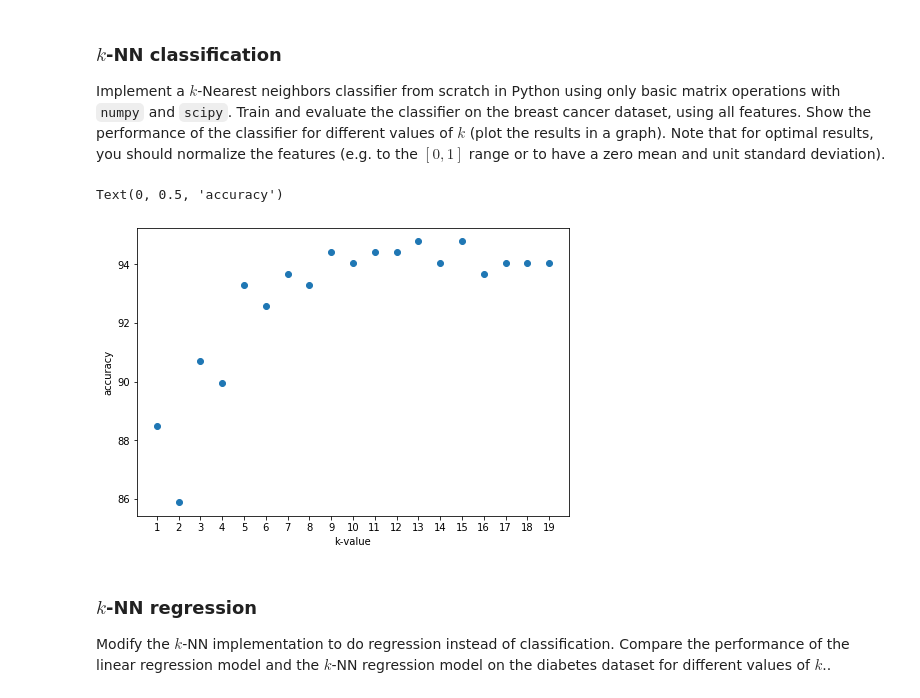
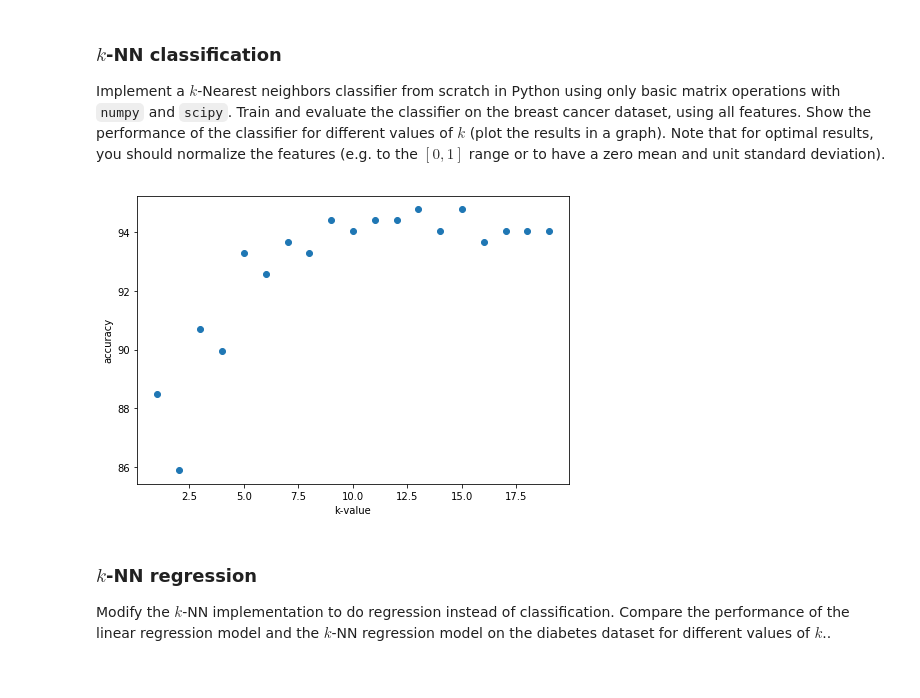
Before and after one commit to JoanKant/8dm50-machine-learning, a Jupyter notebook: practicals/week_1.ipynb, the cells around one changed output. Cells and saved outputs as stored; diff of their text form; code cells hidden in the pictures.

```diff
--- a/practicals/week_1.ipynb
+++ b/practicals/week_1.ipynb
@@ -185,60 +190,62 @@ from scipy import stats
 import matplotlib.pyplot as plt
 
 # Load the breast cancer dataset
-breast_cancer = load_breast_cancer()
+breast_cancer = load_breast_cancer()   #techniqually already done in one of the earliest boxes...
 
 # Normalize the features
 X = breast_cancer.data
 minimum = np.amin(X, axis = 0)
 maximum = np.amax(X, axis = 0)
-X_norm = (X-minimum)/maximum
+X_norm = (X-minimum)/(maximum-minimum) #added "- minumum" in the denominator. This let's it scale completely to 1.0
+
 
 # Extract targets
 Y = breast_cancer.target
 
-# Define the training and test set
-X_train = X[:300, :]
-y_train = Y[:300, np.newaxis]
-X_test = X[300:, :]
-y_test = Y[300:, np.newaxis]
+# Define the training and test set, 300 first samples for training, the remaining 269 for testing
+num_train = 300
+X_train = X[:num_train, :]            #maybe these ranges could be shifted for more training data
+y_train = Y[:num_train, np.newaxis]
+X_test = X[num_train:, :]
+y_test = Y[num_train:, np.newaxis]
+
 
 def kNN(k, X_train, X_test, y_train):
     decision_list = np.empty((len(X_test), 1)).astype(int)
     for i in range(0,len(X_test),1):
-        #1) Calculate Euclidean Distances of the test sample and all training samples
-        dist = np.linalg.norm(X_train-X_test[i,], axis = 1)
-        #2) Sort the distances and select the k-smallest
-        k_dist = np.argsort(dist[:, np.newaxis], axis = 0)[:k]
-        #3) Get the corresponding classes
-        nn_class = y_train[k_dist]
-        #4) Calculate the mode and make a decision based on the majority voting
-        mode = stats.mode(nn_class, axis = None)
+        dist = np.linalg.norm(X_train-X_test[i,], axis = 1)    #1) Calculate Euclidean Distances of the test sample and all training samples
+        k_dist = np.argsort(dist[:, np.newaxis], axis = 0)[:k] #2) Sort the distances and select the k-closest data points
+        nn_class = y_train[k_dist]                             #3) Get the corresponding classes
+        mode = stats.mode(nn_class, axis = None)               #4) Determine the mode and make a decision based on the majority voting
         decision = mode[0]
         decision_list[i] = decision
     return decision_list
 # %%
 # Keep track of accuracies
 acc_list = []
-k_values = range(1, 20,1)
+k_values = range(1, 20, 1)
 
 # Use different k-values (1-20)
 for k in k_values:
     predicted = kNN(k, X_train, X_test, y_train)
     # Correct predicted
     ncorrect = sum(predicted == y_test)
     accuracy = (ncorrect/len(X_test)*100)[0]
     acc_list.append(accuracy)
 
-# Make a barplot of the accuracies
+# Make a plot of the accuracies
 fig = plt.figure()
-k_values = [str(e) for e in k_values]
+#k_values = [str(e) for e in k_values]  # making it a string made it appear in alfabetical order on my screen
+                                                #(1,10,11, ..., 19,2,3,...), so let k remain a value.
 ax = fig.add_axes([0,0,1,1])
 ax.scatter(k_values,acc_list)
 plt.xlabel("k-value")
 plt.ylabel("accuracy")
+
+#Niels added:
+plt.show() #my version will not show the plot unless this is included. Are we using the same one? I have 3.2.4 spyder = python 3.6, 5.0.0 jupyter
 # %% [output]
-Text(0, 0.5, 'accuracy')
-[figure, old version]
+[figure, new version]
 # %% [markdown]
 ### $k$-NN regression
 
```
Also changed, not shown: parts of 4 cells of this notebook.
